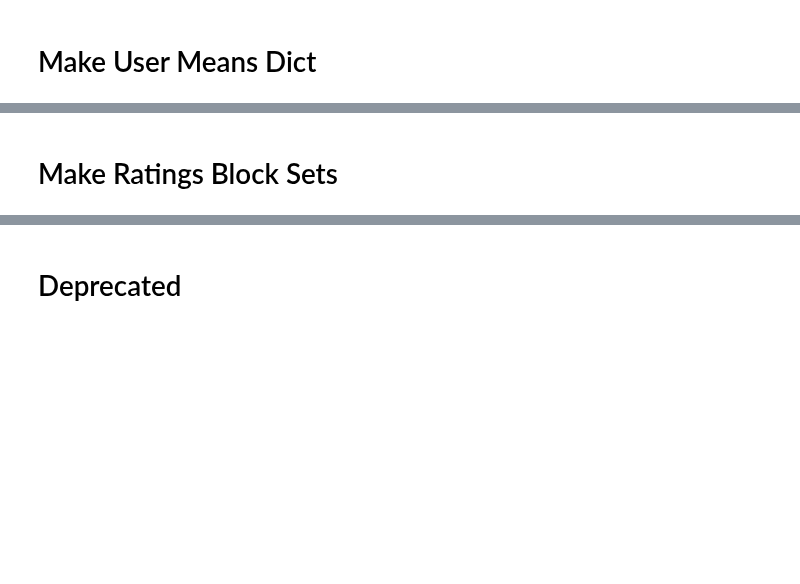
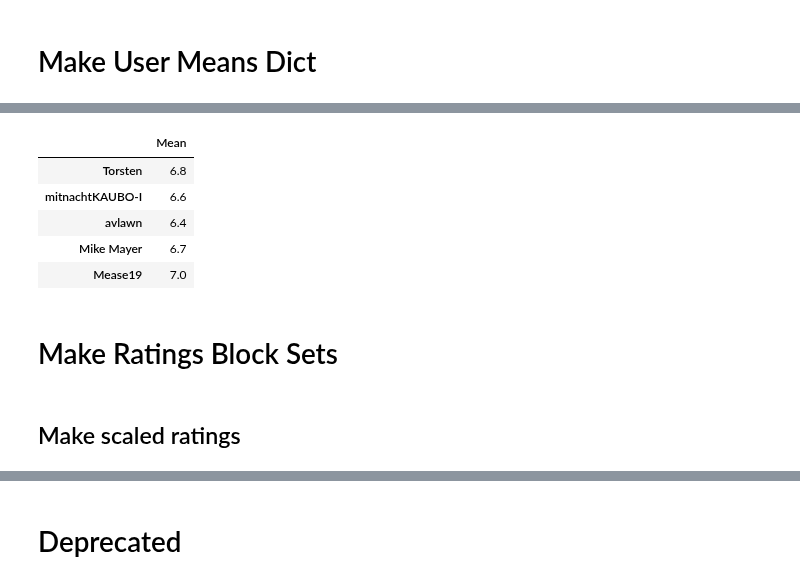
Before and after one commit to threnjen/boardgamegeek, a Jupyter notebook: BGG06_Synthetic_Ratings.ipynb, the cells around one changed output, grey strips where cells are left out. Saved outputs shown, nothing was run; the diff lists cells and outputs as text; code cells hidden in the pictures; blank space fills up the shorter version.

```diff
--- a/BGG06_Synthetic_Ratings.ipynb
+++ b/BGG06_Synthetic_Ratings.ipynb
@@ -854,0 +659,16 @@ similarities = tf.matmul(a, b, adjoint_b=True, a_is_sparse=True, b_is_Sparse=Tru
+# %%
+# TEMP STUFF
+
+block_indices_lookup = {}
+
+start = 0
+incrementer = 0
+
+
+end = start + chunk_size
+
+block_indices_lookup[1] = {}
+block_indices_lookup[1]['Start'] = start
+block_indices_lookup[1]['End'] = end
+
+print("\nLookup dictionary complete")
@@ -854,0 +677,3 @@ similarities = tf.matmul(a, b, adjoint_b=True, a_is_sparse=True, b_is_Sparse=Tru
+# %%
+precompute_matrix = matrix_array[:134000].T
+precompute_matrix2 = matrix_array[134000:].T
@@ -856,7 +826,7 @@ similarities = tf.matmul(a, b, adjoint_b=True, a_is_sparse=True, b_is_Sparse=Tru
 # Make User Means Dict
 # %%
 # Opening JSON file
-with open('data_cleaned_new_scraper/user_ratings.json') as json_file:
+with open('data_cleaned/user_ratings.json') as json_file:
     user_ratings = json.load(json_file)
 # %%
 len(user_ratings)
@@ -884,3 +864,18 @@ with open('data_cleaned_new_scraper/user_means.json', 'w') as convert_file:
 # %%
 del user_means
 gc.collect()
+# %%
+# Opening JSON file
+with open('data_cleaned/user_means.json') as json_file:
+    user_means_dict = json.load(json_file)
+# %%
+user_means = pd.DataFrame.from_dict(user_means_dict, orient='index')
+user_means.rename(columns={0:'Mean'}, inplace=True)
+user_means.head()
+# %% [output]
+|  | Mean |
+| Torsten | 6.8 |
+| mitnachtKAUBO-I | 6.6 |
+| avlawn | 6.4 |
+| Mike Mayer | 6.7 |
+| Mease19 | 7.0 |
@@ -892 +889,3 @@ with open('data_cleaned_new_scraper/user_ratings.json') as json_file:
     user_ratings = json.load(json_file)
+# %% [markdown]
+## Make scaled ratings
```
Also changed, not shown: parts of 241 cells of this notebook.
